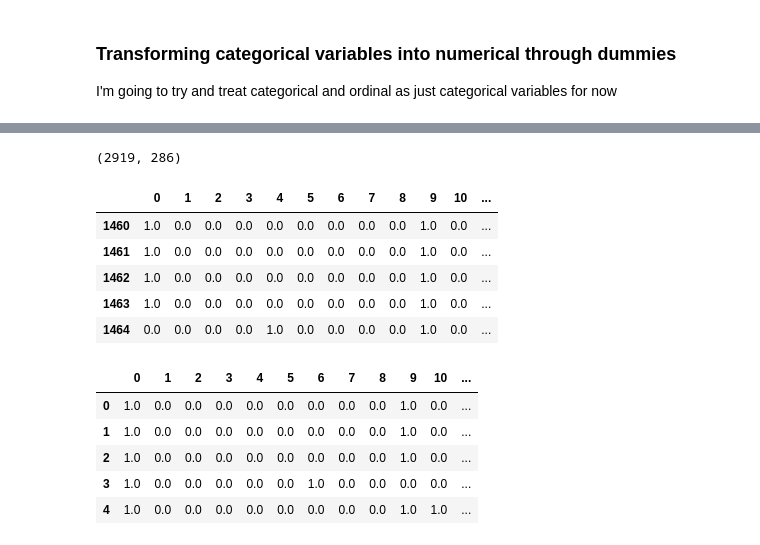
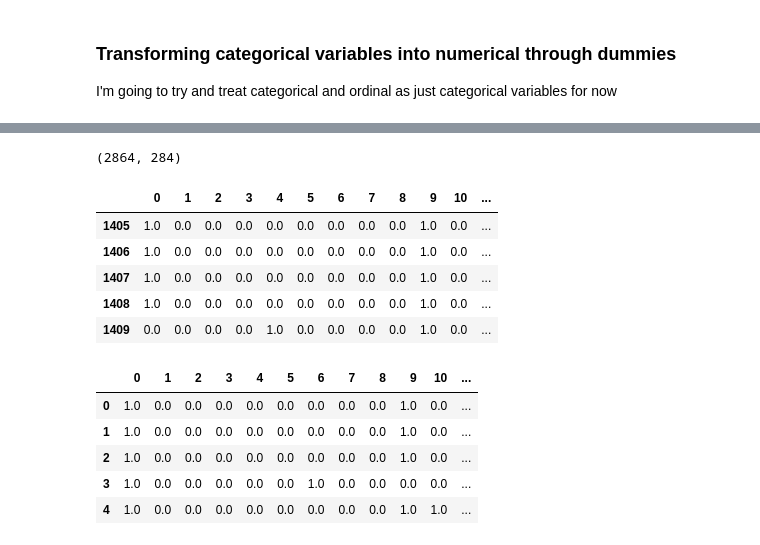
Before and after one commit to robertjprior/Intro-ML-Projects, a Jupyter notebook: ML HW 2.ipynb, the cells around one changed output, grey strips where cells are left out. Cells and saved outputs as stored; diff of their text form; code cells hidden in the pictures.

```diff
--- a/ML HW 2.ipynb
+++ b/ML HW 2.ipynb
@@ -424,0 +425,2 @@ q_df
+# %%
+numerical_features = ["MSSubClass", "LotFrontage", "LotArea", "YearBuilt", "TotalBsmtSF", "1stFlrSF", "GrLivArea", "GarageArea", "SalePrice"]
@@ -424,0 +432,4 @@ q_df
+# %%
+#my for loop for dropping outside the specified range
+for feature in numerical_features:
+    train_df = train_df[(train_df[feature] > (q_df[feature].iloc[0] - 3 * q_df[feature].iloc[2])) & (train_df[feature] < (q_df[feature].iloc[1] + 3 * q_df[feature].iloc[2]))]
@@ -566,7 +571,7 @@ whole_dataset.head()
 whole_dataset = whole_dataset.drop(["SalePrice"], axis=1)
 whole_dataset.shape
 # %% [output]
-(2919, 286)
+(2864, 284)
 # %%
 #scale the dataset before breaking it up
 from sklearn.preprocessing import MinMaxScaler, StandardScaler
@@ -577,16 +582,17 @@ whole_dataset = min_max.fit_transform(whole_dataset)
 whole_dataset = pd.DataFrame(whole_dataset)
 # %%
 #now to break them out into test and train datasets again
-standard_train = whole_dataset.iloc[:1460, ]
-standard_test = whole_dataset.iloc[1460:, ]
+standard_train = whole_dataset.iloc[:1405, ]
+standard_test = whole_dataset.iloc[1405:, ]
+#to make sure it all looks good I'll just peek at the dataframes
 standard_test.head()
 # %% [output]
 |  | 0 | 1 | 2 | 3 | 4 | 5 | 6 | 7 | 8 | 9 | 10 | ... |
-| 1460 | 1.0 | 0.0 | 0.0 | 0.0 | 0.0 | 0.0 | 0.0 | 0.0 | 0.0 | 1.0 | 0.0 | ... |
-| 1461 | 1.0 | 0.0 | 0.0 | 0.0 | 0.0 | 0.0 | 0.0 | 0.0 | 0.0 | 1.0 | 0.0 | ... |
-| 1462 | 1.0 | 0.0 | 0.0 | 0.0 | 0.0 | 0.0 | 0.0 | 0.0 | 0.0 | 1.0 | 0.0 | ... |
-| 1463 | 1.0 | 0.0 | 0.0 | 0.0 | 0.0 | 0.0 | 0.0 | 0.0 | 0.0 | 1.0 | 0.0 | ... |
-| 1464 | 0.0 | 0.0 | 0.0 | 0.0 | 1.0 | 0.0 | 0.0 | 0.0 | 0.0 | 1.0 | 0.0 | ... |
+| 1405 | 1.0 | 0.0 | 0.0 | 0.0 | 0.0 | 0.0 | 0.0 | 0.0 | 0.0 | 1.0 | 0.0 | ... |
+| 1406 | 1.0 | 0.0 | 0.0 | 0.0 | 0.0 | 0.0 | 0.0 | 0.0 | 0.0 | 1.0 | 0.0 | ... |
+| 1407 | 1.0 | 0.0 | 0.0 | 0.0 | 0.0 | 0.0 | 0.0 | 0.0 | 0.0 | 1.0 | 0.0 | ... |
+| 1408 | 1.0 | 0.0 | 0.0 | 0.0 | 0.0 | 0.0 | 0.0 | 0.0 | 0.0 | 1.0 | 0.0 | ... |
+| 1409 | 0.0 | 0.0 | 0.0 | 0.0 | 1.0 | 0.0 | 0.0 | 0.0 | 0.0 | 1.0 | 0.0 | ... |
 # %%
 standard_train.head()
 # %% [output]
```
Also changed, not shown: parts of 40 cells of this notebook.
